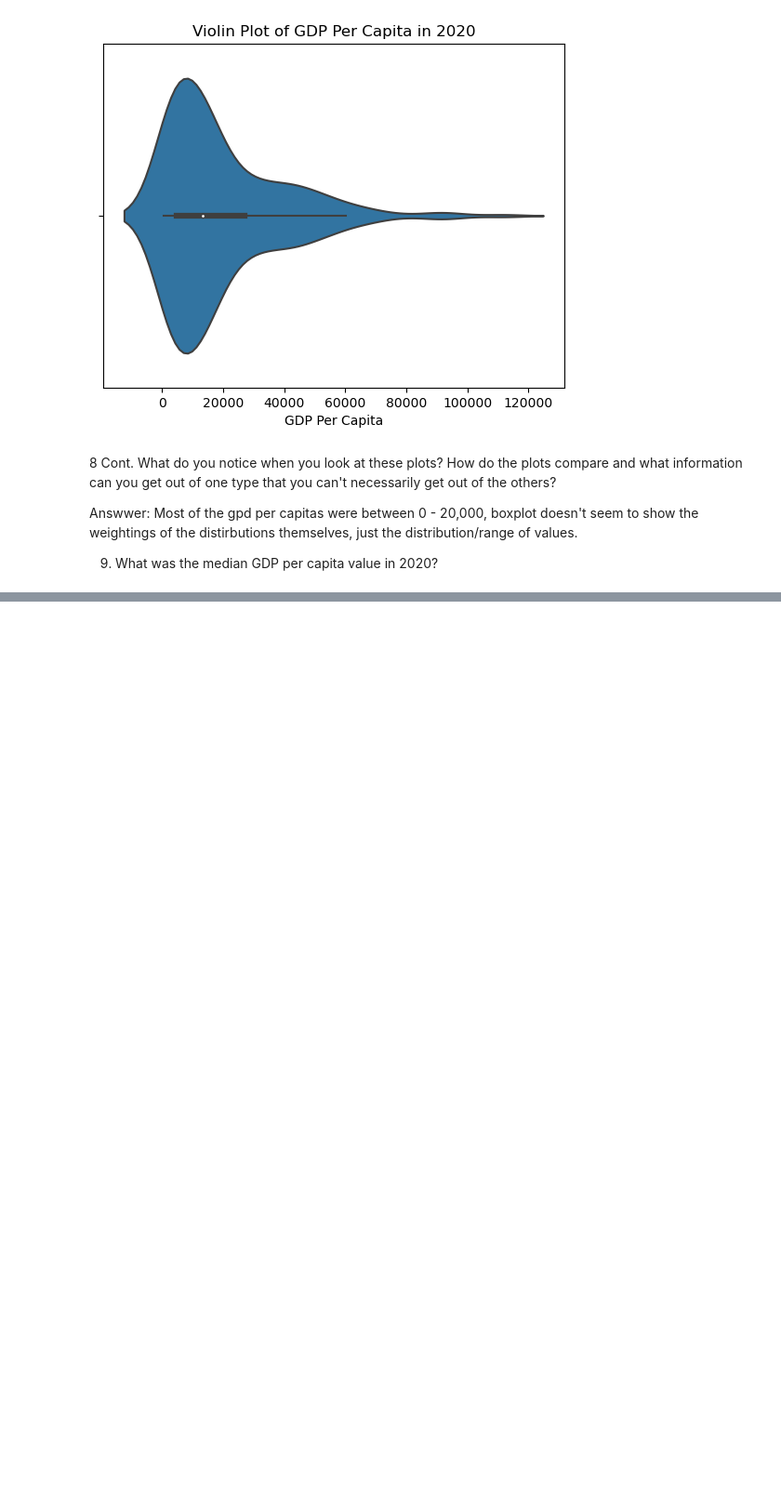
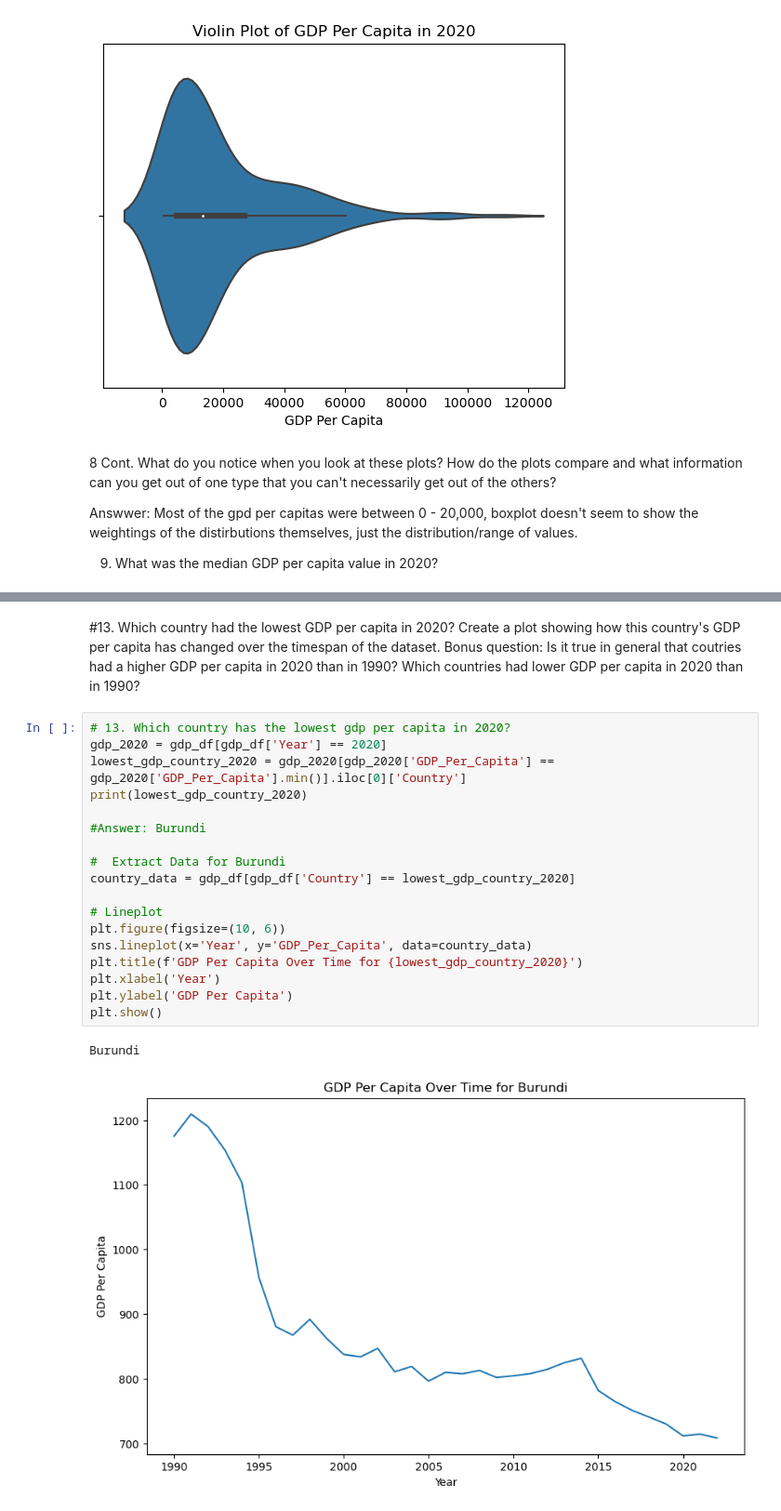
Before and after one commit to NSS-Data-Analytics-Cohort-10/gdp-and-internet-usage-seanmalley1, a Jupyter notebook: notebooks/un_data.ipynb, the cells around one changed output, grey strips where cells are left out. Shown at 93% size. Drawn from its saved outputs; the diff is of its cells as text; blank space fills up the shorter version.

```diff
--- a/notebooks/un_data.ipynb
+++ b/notebooks/un_data.ipynb
@@ -299,0 +340,26 @@ Answer: The scatterplot alone was not super clear or easy to be able to tell the
+# %% [markdown]
+#13. Which country had the lowest GDP per capita in 2020? Create a plot showing how this country's GDP per capita has changed
+over the timespan of the dataset.
+Bonus question: Is it true in general that coutries had a higher GDP per capita in 2020 than in 1990?
+Which countries had lower GDP per capita in 2020 than in 1990?
+# %%
+# 13. Which country has the lowest gdp per capita in 2020?
+gdp_2020 = gdp_df[gdp_df['Year'] == 2020]
+lowest_gdp_country_2020 = gdp_2020[gdp_2020['GDP_Per_Capita'] == gdp_2020['GDP_Per_Capita'].min()].iloc[0]['Country']
+print(lowest_gdp_country_2020)
+
+#Answer: Burundi
+
+#  Extract Data for Burundi
+country_data = gdp_df[gdp_df['Country'] == lowest_gdp_country_2020]
+
+# Lineplot
+plt.figure(figsize=(10, 6))
+sns.lineplot(x='Year', y='GDP_Per_Capita', data=country_data)
+plt.title(f'GDP Per Capita Over Time for {lowest_gdp_country_2020}')
+plt.xlabel('Year')
+plt.ylabel('GDP Per Capita')
+plt.show()
+# %% [output]
+Burundi
+[figure, added]
```
Also changed, not shown: parts of 22 cells of this notebook.
